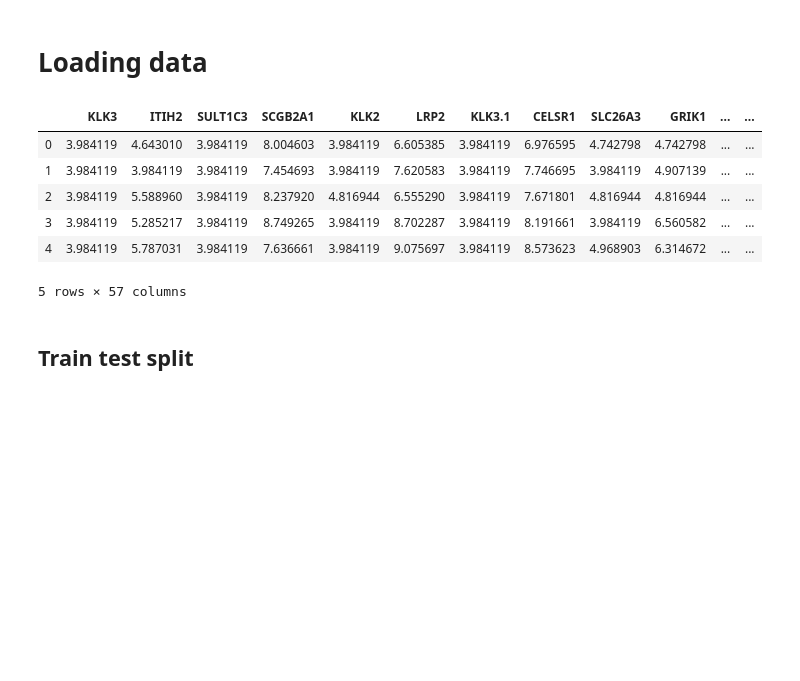
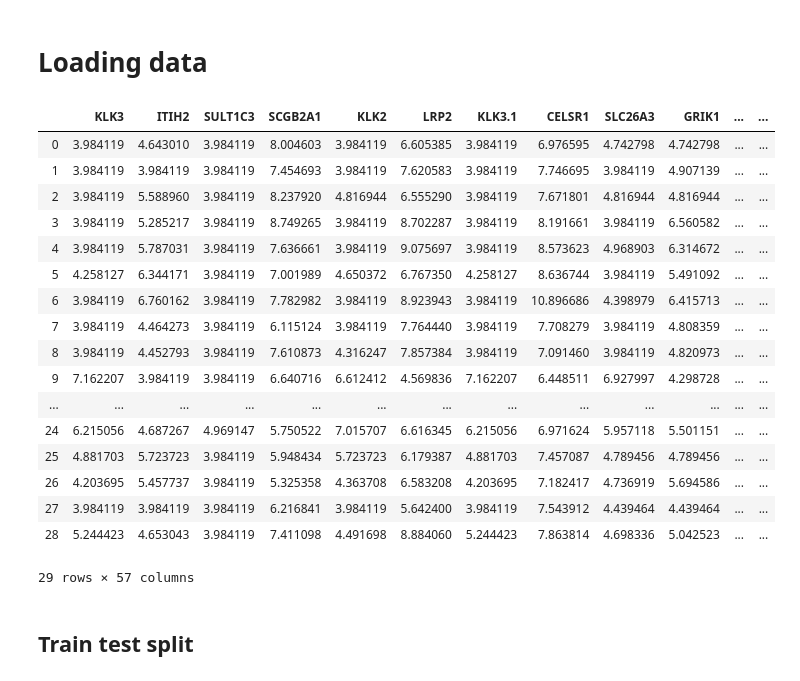
Before and after one commit to ambroisernd/epfl-breast-cancer-ml-project, a Jupyter notebook: notebooks/gaussian_mixture_model.ipynb, the cells around one changed output. Drawn from its saved outputs; the diff is of its cells as text; code cells hidden in the pictures; blank space fills up the shorter version.

```diff
--- a/notebooks/gaussian_mixture_model.ipynb
+++ b/notebooks/gaussian_mixture_model.ipynb
@@ -18,15 +19,26 @@ sys.path.append("../src")
 train_path = "../data/selected_train.csv"
 df_data = pd.read_csv(train_path, sep=",")
 # %%
-df_data.head()
+df_data.head(n=29)
 # %% [output]
 |  | KLK3 | ITIH2 | SULT1C3 | SCGB2A1 | KLK2 | LRP2 | KLK3.1 | CELSR1 | SLC26A3 | GRIK1 | ... | ... |
 | 0 | 3.984119 | 4.643010 | 3.984119 | 8.004603 | 3.984119 | 6.605385 | 3.984119 | 6.976595 | 4.742798 | 4.742798 | ... | ... |
 | 1 | 3.984119 | 3.984119 | 3.984119 | 7.454693 | 3.984119 | 7.620583 | 3.984119 | 7.746695 | 3.984119 | 4.907139 | ... | ... |
 | 2 | 3.984119 | 5.588960 | 3.984119 | 8.237920 | 4.816944 | 6.555290 | 3.984119 | 7.671801 | 4.816944 | 4.816944 | ... | ... |
 | 3 | 3.984119 | 5.285217 | 3.984119 | 8.749265 | 3.984119 | 8.702287 | 3.984119 | 8.191661 | 3.984119 | 6.560582 | ... | ... |
 | 4 | 3.984119 | 5.787031 | 3.984119 | 7.636661 | 3.984119 | 9.075697 | 3.984119 | 8.573623 | 4.968903 | 6.314672 | ... | ... |
+| 5 | 4.258127 | 6.344171 | 3.984119 | 7.001989 | 4.650372 | 6.767350 | 4.258127 | 8.636744 | 3.984119 | 5.491092 | ... | ... |
+| 6 | 3.984119 | 6.760162 | 3.984119 | 7.782982 | 3.984119 | 8.923943 | 3.984119 | 10.896686 | 4.398979 | 6.415713 | ... | ... |
+| 7 | 3.984119 | 4.464273 | 3.984119 | 6.115124 | 3.984119 | 7.764440 | 3.984119 | 7.708279 | 3.984119 | 4.808359 | ... | ... |
+| 8 | 3.984119 | 4.452793 | 3.984119 | 7.610873 | 4.316247 | 7.857384 | 3.984119 | 7.091460 | 3.984119 | 4.820973 | ... | ... |
+| 9 | 7.162207 | 3.984119 | 3.984119 | 6.640716 | 6.612412 | 4.569836 | 7.162207 | 6.448511 | 6.927997 | 4.298728 | ... | ... |
+| ... | ... | ... | ... | ... | ... | ... | ... | ... | ... | ... | ... | ... |
+| 24 | 6.215056 | 4.687267 | 4.969147 | 5.750522 | 7.015707 | 6.616345 | 6.215056 | 6.971624 | 5.957118 | 5.501151 | ... | ... |
+| 25 | 4.881703 | 5.723723 | 3.984119 | 5.948434 | 5.723723 | 6.179387 | 4.881703 | 7.457087 | 4.789456 | 4.789456 | ... | ... |
+| 26 | 4.203695 | 5.457737 | 3.984119 | 5.325358 | 4.363708 | 6.583208 | 4.203695 | 7.182417 | 4.736919 | 5.694586 | ... | ... |
+| 27 | 3.984119 | 3.984119 | 3.984119 | 6.216841 | 3.984119 | 5.642400 | 3.984119 | 7.543912 | 4.439464 | 4.439464 | ... | ... |
+| 28 | 5.244423 | 4.653043 | 3.984119 | 7.411098 | 4.491698 | 8.884060 | 5.244423 | 7.863814 | 4.698336 | 5.042523 | ... | ... |
-5 rows × 57 columns
+29 rows × 57 columns
 # %%
 df_features = df_data[df_data.columns.difference(['full_label', 'label'])]
 df_labels   = df_data["label"]
```
Also changed, not shown: parts of 23 cells of this notebook, 4 other files.
